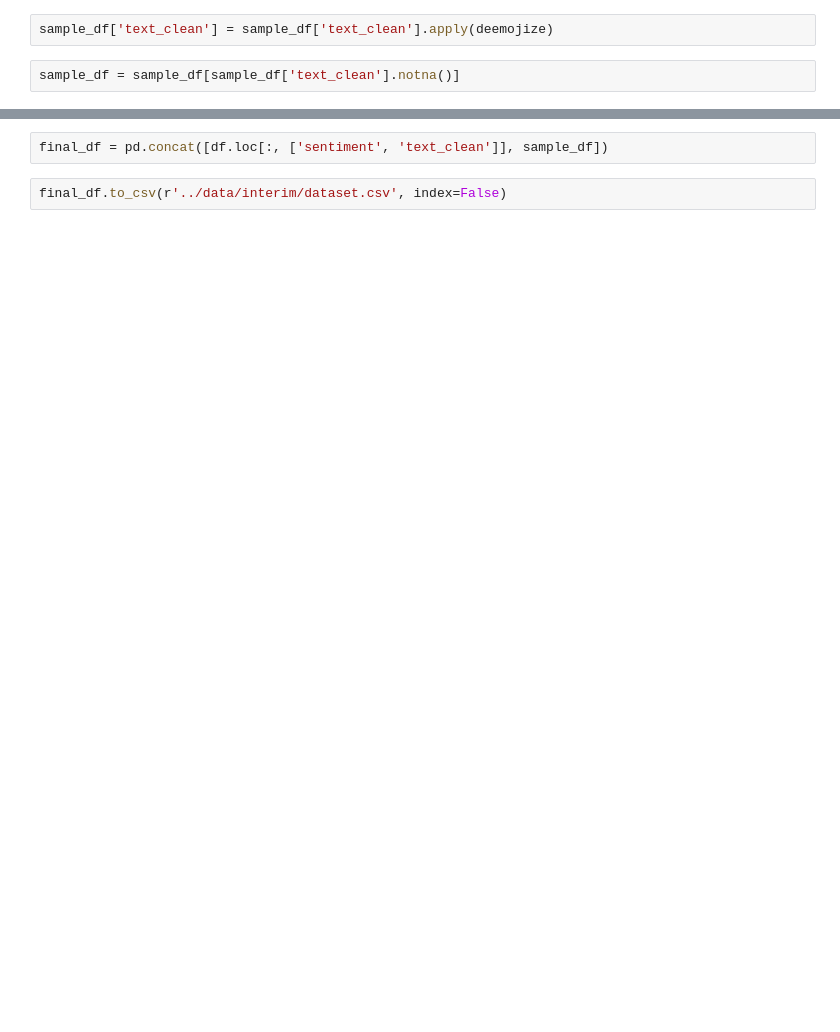
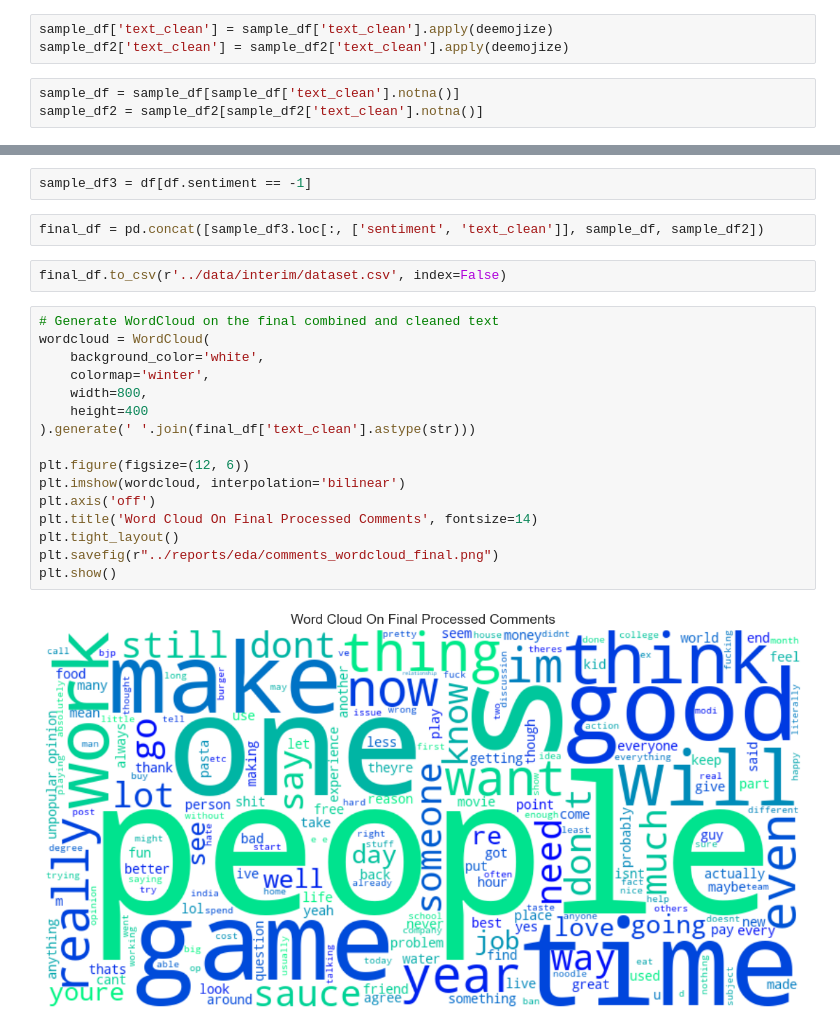
Before and after one commit to rahulnamilakonda/youtube_comment_analysis, a Jupyter notebook: notebooks/1.0-rnk-initial-data-exploration.ipynb, the cells around one changed output, grey strips where cells are left out. Drawn from its saved outputs; the diff is of its cells as text; blank space fills up the shorter version.

```diff
--- a/notebooks/1.0-rnk-initial-data-exploration.ipynb
+++ b/notebooks/1.0-rnk-initial-data-exploration.ipynb
@@ -232,4 +253,6 @@ sample_df.drop(columns=['clean_comment'], inplace=True)
 # %%
 sample_df['text_clean'] = sample_df['text_clean'].apply(deemojize)
+sample_df2['text_clean'] = sample_df2['text_clean'].apply(deemojize)
 # %%
 sample_df = sample_df[sample_df['text_clean'].notna()]
+sample_df2 = sample_df2[sample_df2['text_clean'].notna()]
@@ -236,4 +265,24 @@ sample_df = sample_df[sample_df['text_clean'].notna()]
+# %%
+sample_df3 = df[df.sentiment == -1]
 # %%
-final_df = pd.concat([df.loc[:, ['sentiment', 'text_clean']], sample_df])
+final_df = pd.concat([sample_df3.loc[:, ['sentiment', 'text_clean']], sample_df, sample_df2])
 # %%
 final_df.to_csv(r'../data/interim/dataset.csv', index=False)
+# %%
+# Generate WordCloud on the final combined and cleaned text
+wordcloud = WordCloud(
+    background_color='white',
+    colormap='winter',
+    width=800,
+    height=400
+).generate(' '.join(final_df['text_clean'].astype(str)))
+
+plt.figure(figsize=(12, 6))
+plt.imshow(wordcloud, interpolation='bilinear')
+plt.axis('off')
+plt.title('Word Cloud On Final Processed Comments', fontsize=14)
+plt.tight_layout()
+plt.savefig(r"../reports/eda/comments_wordcloud_final.png")
+plt.show()
+# %% [output]
+[figure, added]
```
Also changed, not shown: parts of 17 cells of this notebook, 2 other files.
